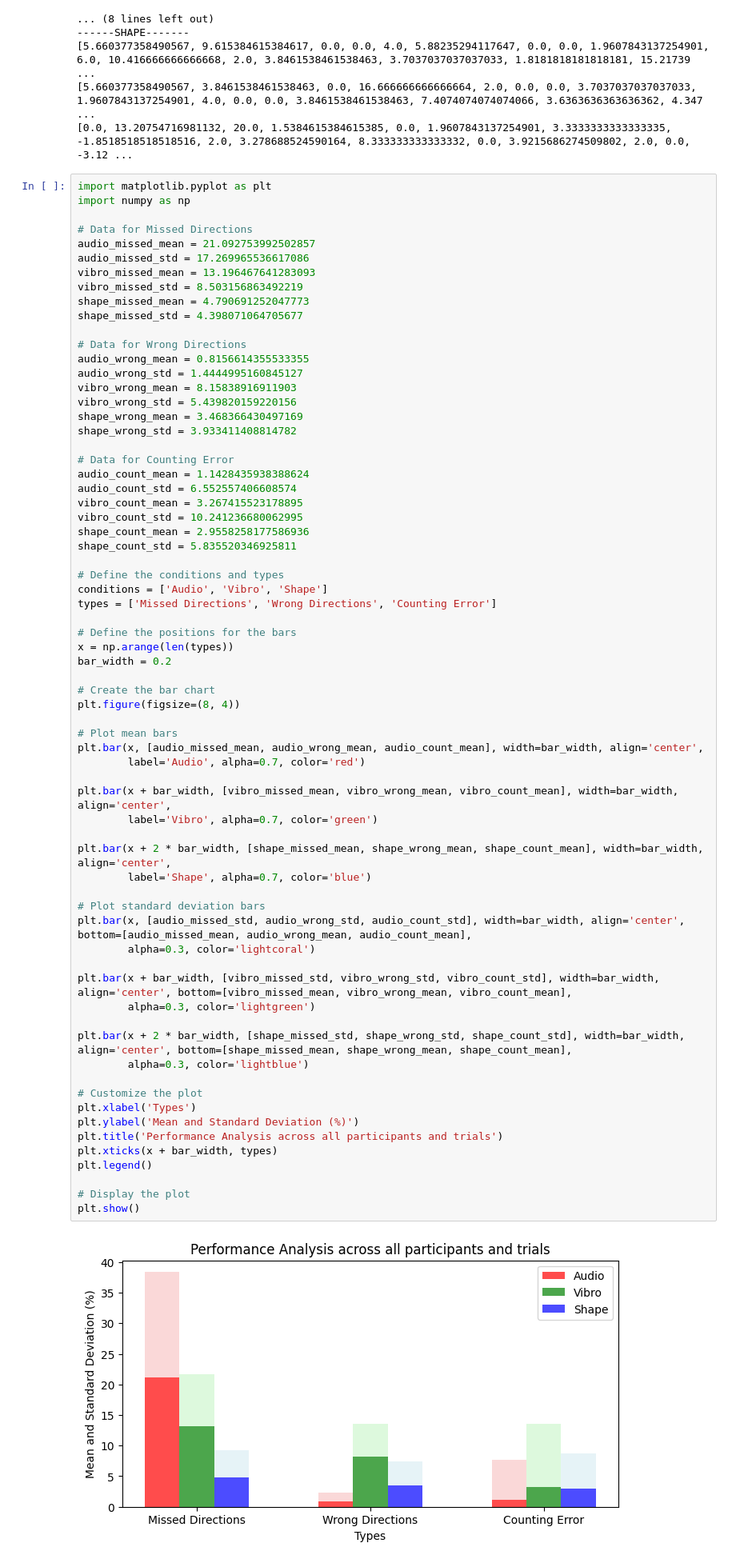
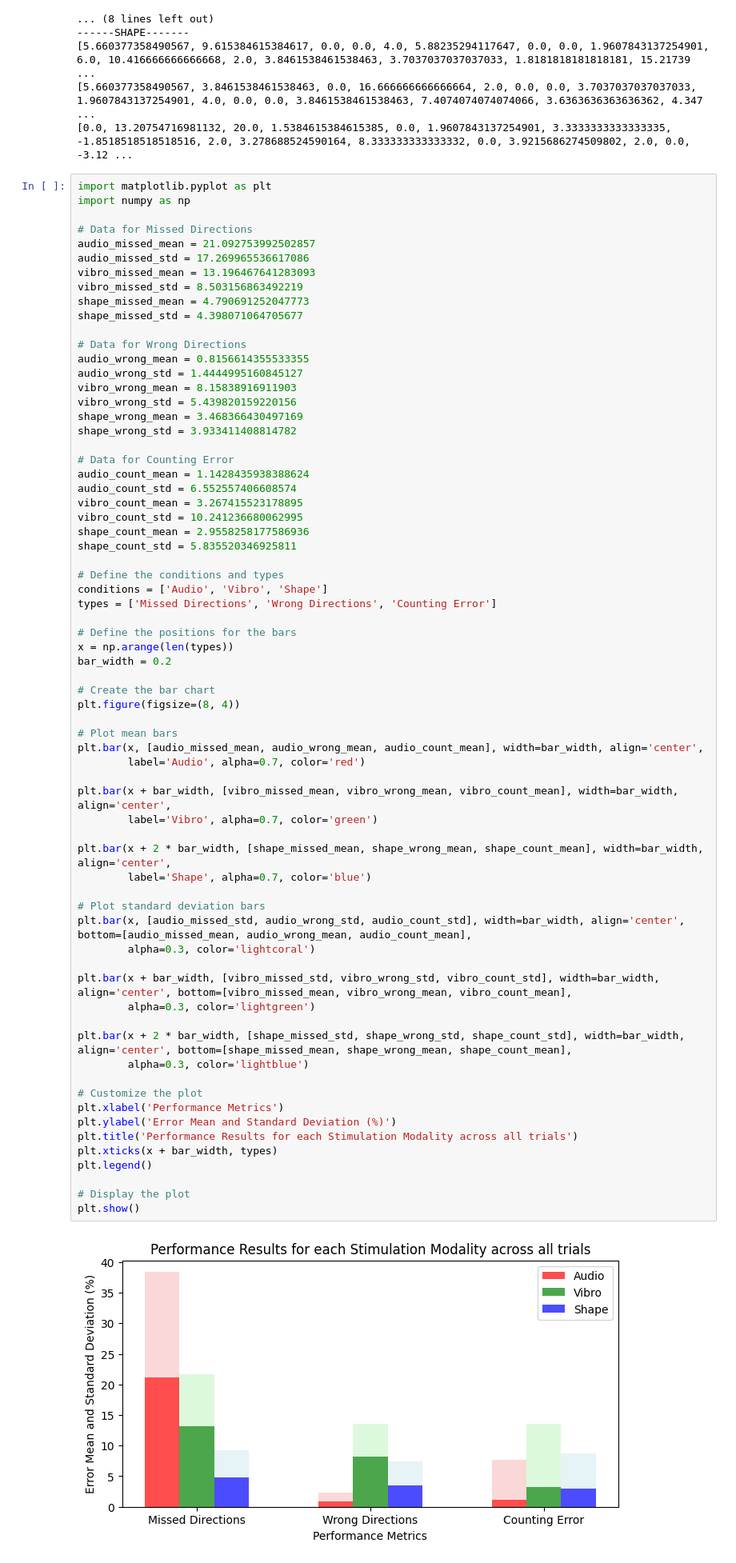
Before and after one commit to mp2419/eeg-notebooks, a Jupyter notebook: FYP/experiments/nb_PERFORMANCE.ipynb, the cells around one changed output. Shown at 80% size. Saved outputs shown, nothing was run; the diff lists cells and outputs as text.

```diff
--- a/FYP/experiments/nb_PERFORMANCE.ipynb
+++ b/FYP/experiments/nb_PERFORMANCE.ipynb
@@ -230,37 +230,37 @@ bar_width = 0.2
 # Create the bar chart
 plt.figure(figsize=(8, 4))
 
 # Plot mean bars
 plt.bar(x, [audio_missed_mean, audio_wrong_mean, audio_count_mean], width=bar_width, align='center',
         label='Audio', alpha=0.7, color='red')
 
 plt.bar(x + bar_width, [vibro_missed_mean, vibro_wrong_mean, vibro_count_mean], width=bar_width, align='center',
         label='Vibro', alpha=0.7, color='green')
 
 plt.bar(x + 2 * bar_width, [shape_missed_mean, shape_wrong_mean, shape_count_mean], width=bar_width, align='center',
         label='Shape', alpha=0.7, color='blue')
 
 # Plot standard deviation bars
 plt.bar(x, [audio_missed_std, audio_wrong_std, audio_count_std], width=bar_width, align='center', bottom=[audio_missed_mean, audio_wrong_mean, audio_count_mean],
         alpha=0.3, color='lightcoral')
 
 plt.bar(x + bar_width, [vibro_missed_std, vibro_wrong_std, vibro_count_std], width=bar_width, align='center', bottom=[vibro_missed_mean, vibro_wrong_mean, vibro_count_mean],
         alpha=0.3, color='lightgreen')
 
 plt.bar(x + 2 * bar_width, [shape_missed_std, shape_wrong_std, shape_count_std], width=bar_width, align='center', bottom=[shape_missed_mean, shape_wrong_mean, shape_count_mean],
         alpha=0.3, color='lightblue')
 
 # Customize the plot
-plt.xlabel('Types')
-plt.ylabel('Mean and Standard Deviation (%)')
-plt.title('Performance Analysis across all participants and trials')
+plt.xlabel('Performance Metrics')
+plt.ylabel('Error Mean and Standard Deviation (%)')
+plt.title('Performance Results for each Stimulation Modality across all trials')
 plt.xticks(x + bar_width, types)
 plt.legend()
 
 # Display the plot
 plt.show()
 # %% [output]
-[figure, old version]
+[figure, new version]
 # %%
 import matplotlib.pyplot as plt
 
```
Also changed, not shown: parts of 9 cells of this notebook, 33 other files.
